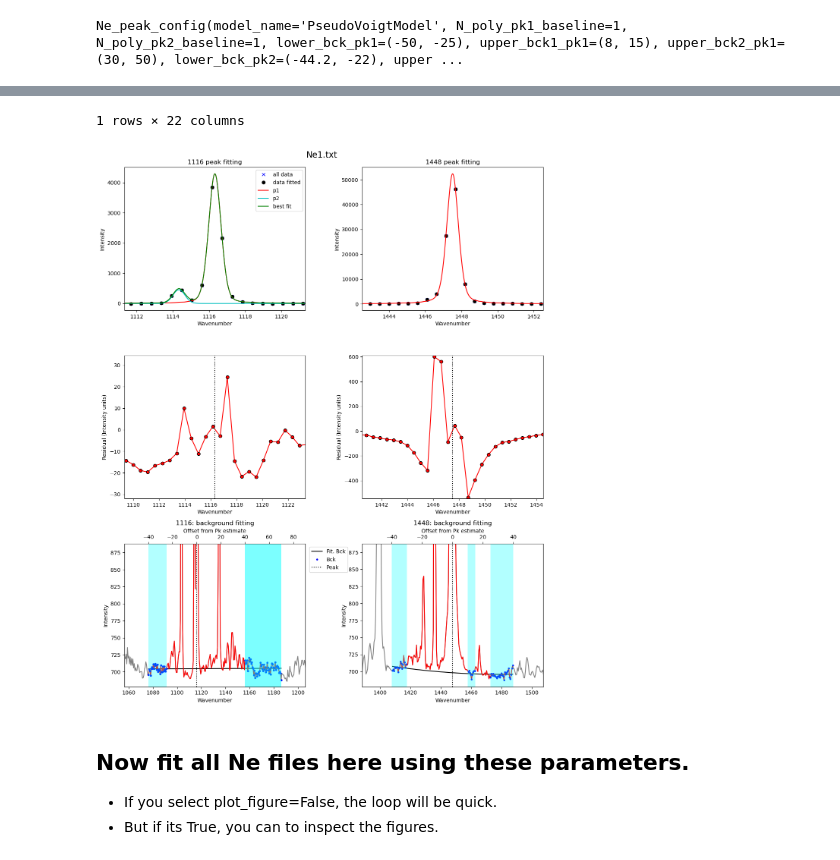
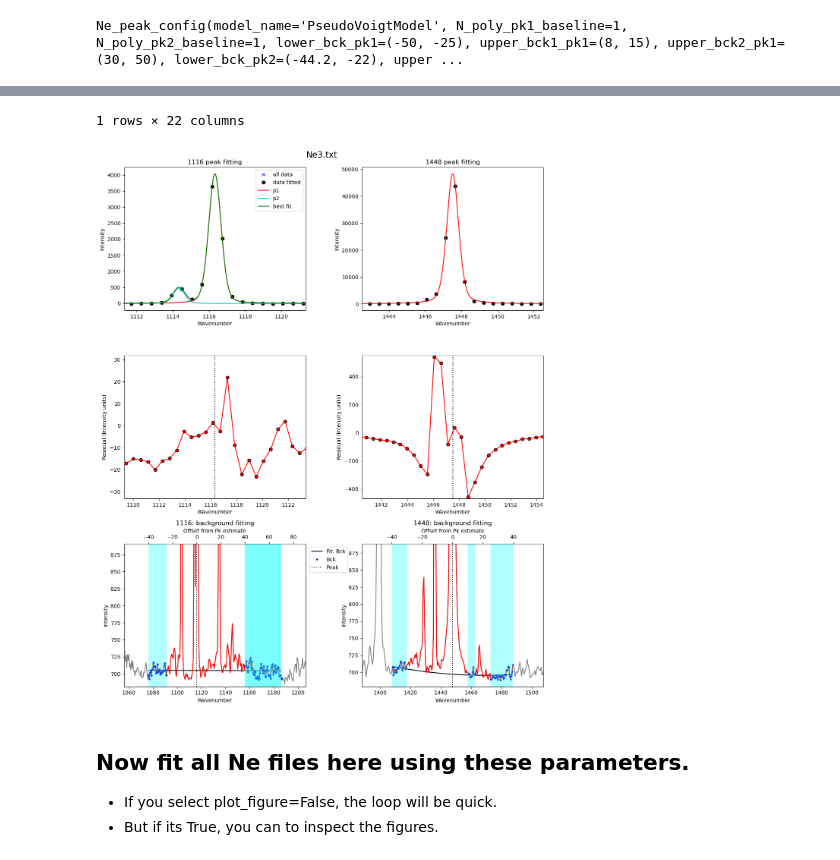
Before and after one commit to PennyWieser/DiadFit, a Jupyter notebook: docs/Examples/Example1b_CO2_Fluid_Inclusions/Step1_Fit_Your_Ne_Lines.ipynb, the cells around one changed output, grey strips where cells are left out. Saved outputs shown, nothing was run; the diff lists cells and outputs as text; code cells hidden in the pictures.

```diff
--- a/docs/Examples/Example1b_CO2_Fluid_Inclusions/Step1_Fit_Your_Ne_Lines.ipynb
+++ b/docs/Examples/Example1b_CO2_Fluid_Inclusions/Step1_Fit_Your_Ne_Lines.ipynb
@@ -27,10 +27,13 @@ DayFolder=os.getcwd()
 meta_path=DayFolder +  '\MetaData'
 spectra_path=DayFolder + '\Spectra'
 filetype='headless_txt'
+# Does your file start with a prefix? E.g 01
+prefix=False
+prefix_str=' '
 # %%
 Ne_files=pf.get_files(path=spectra_path,
-file_ext='txt', ID_str='N',
+file_ext='txt', ID_str='Ne',
 exclude_str=['diad'], sort=False)
 
-Ne_files[0:5]
+Ne_files
 # %% [output]
@@ -67,7 +78,7 @@ ideal_split
 ## Select one file to tweak the fit for
 - You can either do this numerically, or by specifiying the filename between ''
 # %%
-i=0 # Select one file
+i=2 # Select one file
 filename=Ne_files[i]
 print(filename)
 # %% [output]
@@ -107,8 +117,8 @@ Ne_peak_config(model_name='PseudoVoigtModel', N_poly_pk1_baseline=1, N_poly_pk2_
 # %%
 model_name='PseudoVoigtModel'
 Ne_Config_est=pf.Ne_peak_config(model_name=model_name,
- DeltaNe_ideal=ideal_split['Ne_Split'], peaks_1=2, LH_offset_mini=[2, 5],
-pk1_sigma=0.6, pk2_sigma=0.5,
+ DeltaNe_ideal=ideal_split['Ne_Split'], peaks_1=2, LH_offset_mini=[2, 3.5],
+pk1_sigma=0.6, pk2_sigma=0.3,
 lower_bck_pk1=(-40, -25), upper_bck1_pk1=[40, 70], upper_bck2_pk1=[40, 70],
 lower_bck_pk2=[-40, -30], upper_bck1_pk2=[10, 15], upper_bck2_pk2=[25, 40],
 x_range_peak=5, x_span_pk1=[-10, 8], x_span_pk2=[-10, 10],
@@ -116,7 +126,7 @@ N_poly_pk2_baseline=2 )
 # %%
 
 df_test_params=pf.fit_Ne_lines(Ne=Ne, filename=filename,
-path=spectra_path, prefix=False,
+path=spectra_path, prefix=prefix,
 config=Ne_Config_est,
     Ne_center_1=df_fit_params['Peak1_cent'].iloc[0],
     Ne_center_2=df_fit_params['Peak2_cent'].iloc[0],
@@ -131,5 +141,5 @@ display(df_test_params)
 1 rows × 22 columns
-[figure, old version]
+[figure, new version]
 # %%
 ## Update sigma based on this one fit
 Ne_Config_tweak=Ne_Config_est
```
Also changed, not shown: parts of 20 cells of this notebook, 37 other files.
